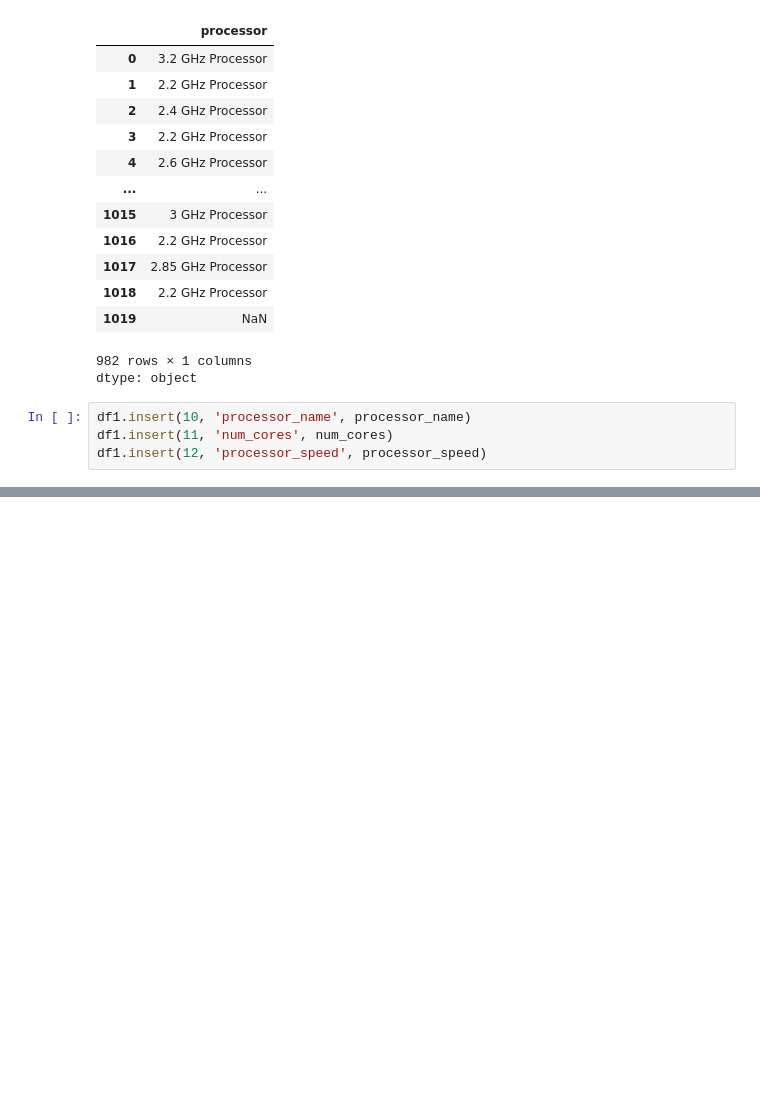
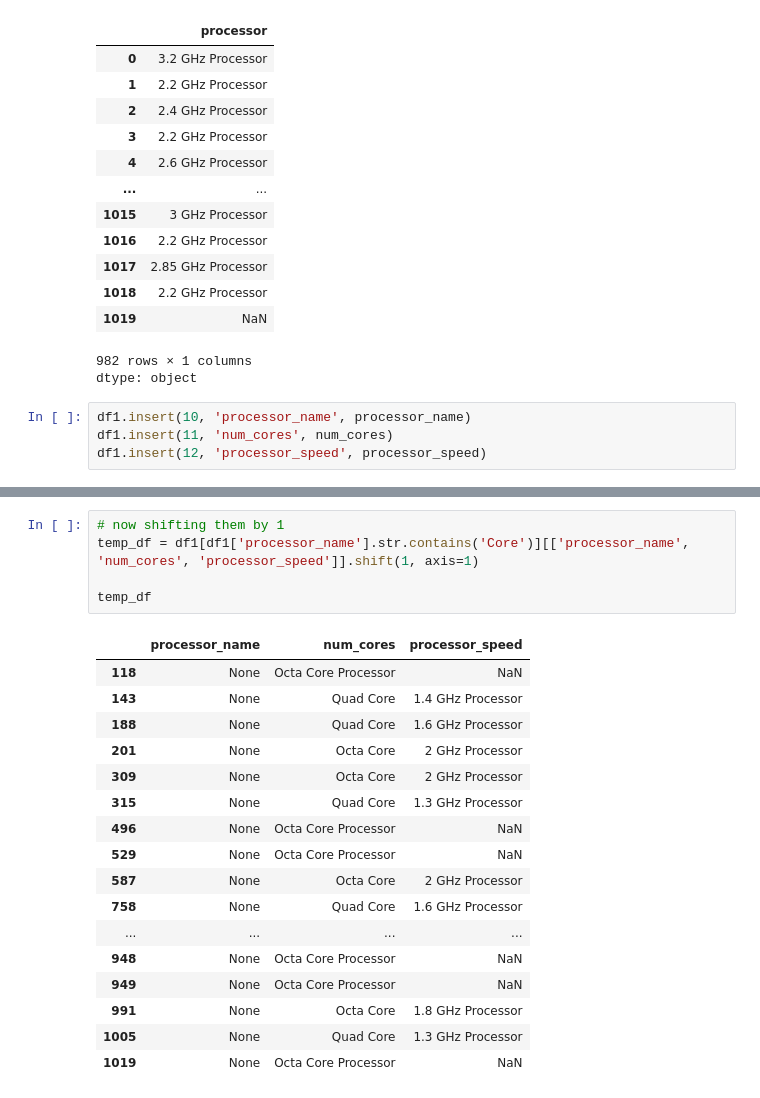
Before and after one commit to Muhammad-Waleed-Source/Data-Analysis-Process, a Jupyter notebook: Data Cleaning/1-Data-Cleaning.ipynb, the cells around one changed output, grey strips where cells are left out. Cells and saved outputs as stored; diff of their text form; blank space fills up the shorter version.

```diff
--- a/Data Cleaning/1-Data-Cleaning.ipynb
+++ b/Data Cleaning/1-Data-Cleaning.ipynb
@@ -1137,0 +1214,23 @@ df1.head()
+# %%
+# now shifting them by 1
+temp_df = df1[df1['processor_name'].str.contains('Core')][['processor_name', 'num_cores', 'processor_speed']].shift(1, axis=1)
+
+temp_df
+# %% [output]
+|  | processor_name | num_cores | processor_speed |
+| 118 | None | Octa Core Processor | NaN |
+| 143 | None | Quad Core | 1.4 GHz Processor |
+| 188 | None | Quad Core | 1.6 GHz Processor |
+| 201 | None | Octa Core | 2 GHz Processor |
+| 309 | None | Octa Core | 2 GHz Processor |
+| 315 | None | Quad Core | 1.3 GHz Processor |
+| 496 | None | Octa Core Processor | NaN |
+| 529 | None | Octa Core Processor | NaN |
+| 587 | None | Octa Core | 2 GHz Processor |
+| 758 | None | Quad Core | 1.6 GHz Processor |
+| ... | ... | ... | ... |
+| 948 | None | Octa Core Processor | NaN |
+| 949 | None | Octa Core Processor | NaN |
+| 991 | None | Octa Core | 1.8 GHz Processor |
+| 1005 | None | Quad Core | 1.3 GHz Processor |
+| 1019 | None | Octa Core Processor | NaN |
```
Also changed, not shown: parts of 8 cells of this notebook.
